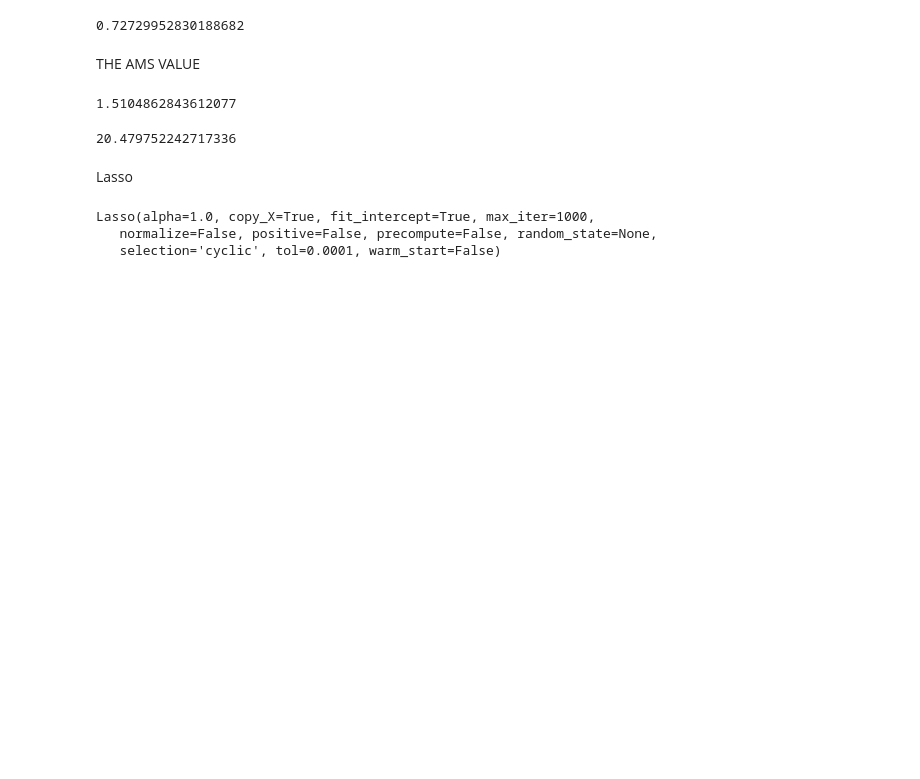
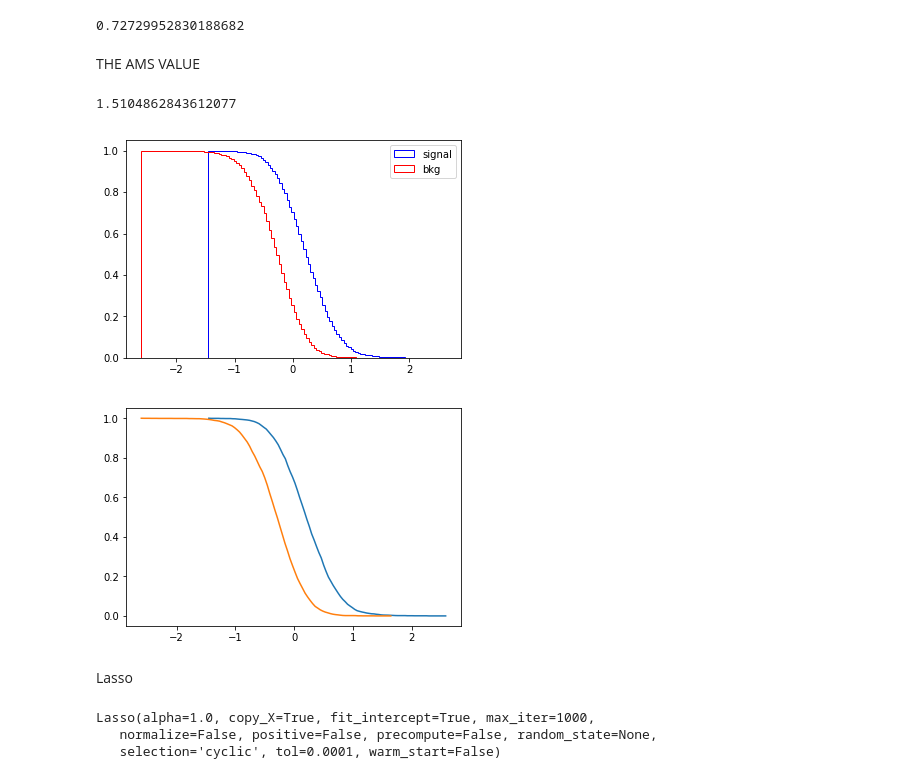
Before and after one commit to bataju44/DLHEP2018, a Jupyter notebook: Exam-1/Exam 1.ipynb, the cells around one changed output. Cells and saved outputs as stored; diff of their text form; code cells hidden in the pictures; blank space fills up the shorter version.

```diff
--- a/Exam-1/Exam 1.ipynb
+++ b/Exam-1/Exam 1.ipynb
@@ -63,7 +72,7 @@ total_weight
 df =df.drop(["EventId"],axis=1)
 df = df[df.DER_deltaeta_jet_jet != -999.000]
 df = df[df.DER_mass_MMC != -999.000]
-#df.Label.replace(to_replace=dict(b=0,s=1),inplace=True)
+df.Label.replace(to_replace=dict(b=0,s=1),inplace=True)
 # %%
 print "min. values"
 print df.min()
@@ -199,10 +202,17 @@ b =ams(s,b)
 b
 # %% [output]
 1.5104862843612077
-# %%
-b/(srinken_weight)*total_weight
-# %% [output]
-20.479752242717336
+# %%
+s,s_b,_=plt.hist(reg.decision_function(Test_sig.iloc[:,:30]),bins=100,histtype="step", color="blue", label="signal",cumulative=-1,stacked=True,normed=True)
+b,b_s,_=plt.hist(reg.decision_function(Test_bkg.iloc[:,:30]),bins=100,histtype="step", color="red", label="bkg",cumulative=-1,stacked=True,normed=True)
+plt.legend(loc="upper right")
+plt.show()
+plt.plot(s_b[:-1],s)
+plt.plot(b_s[:-1],b)
+plt.show()
+# %% [output]
+[figure, added]
+[figure, added]
 # %% [markdown]
 Lasso
 # %%
```
Also changed, not shown: parts of 11 cells of this notebook.
